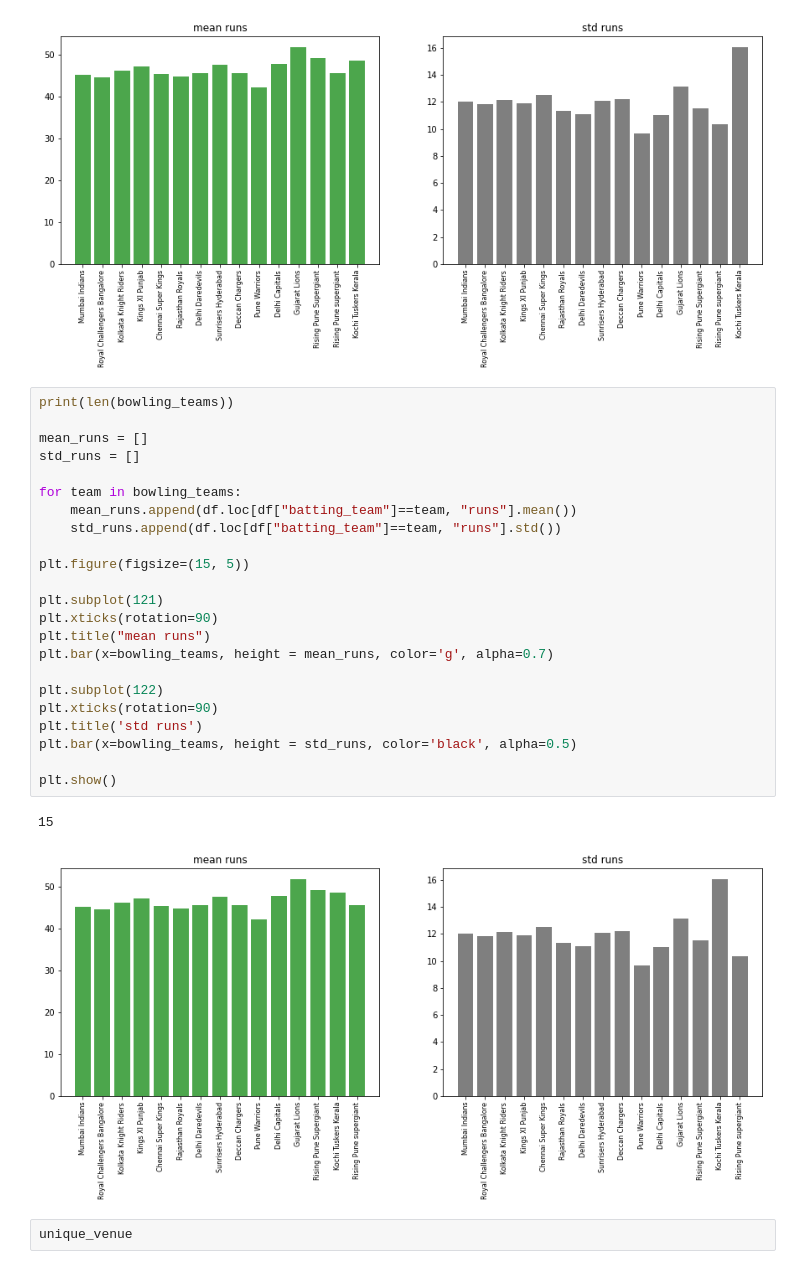
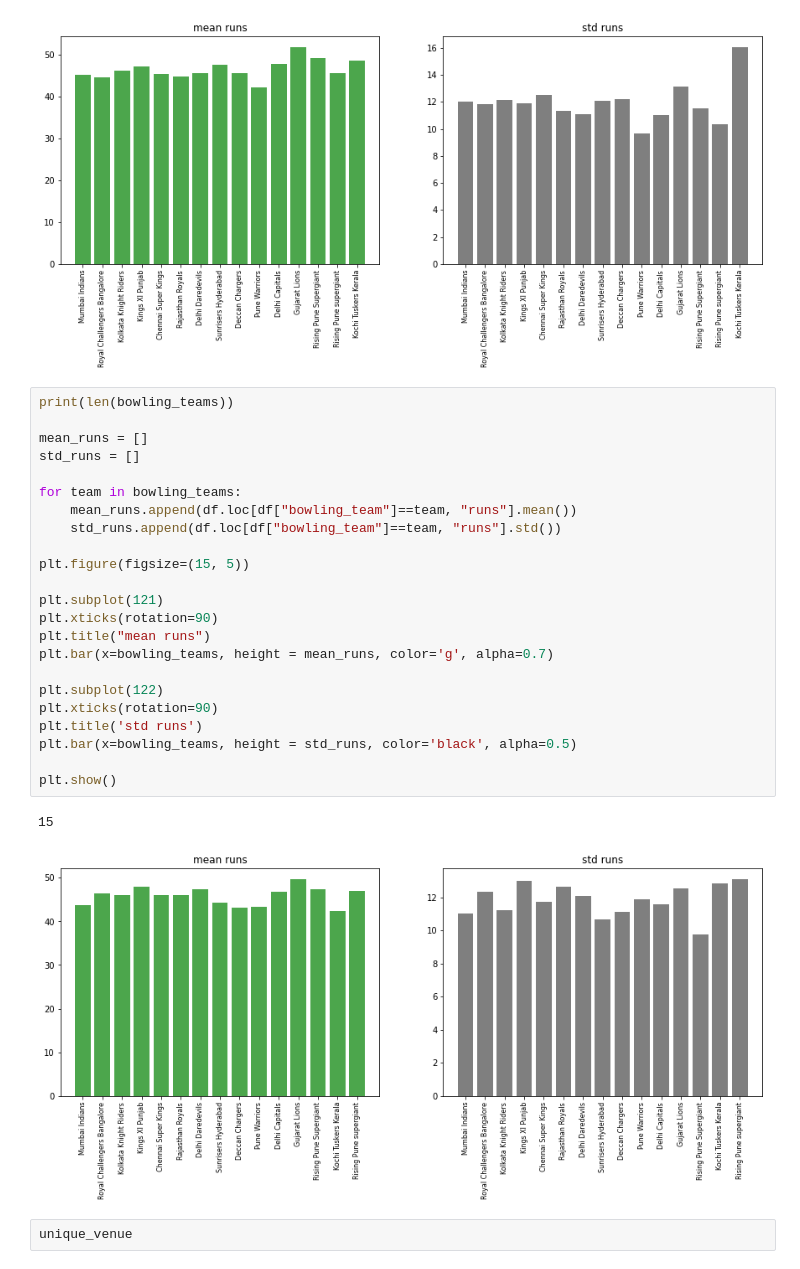
Before and after one commit to rohan-deswal/ipl_score_predictor, a Jupyter notebook: Untitled.ipynb, the cells around one changed output. Cells and saved outputs as stored; diff of their text form.

```diff
--- a/Untitled.ipynb
+++ b/Untitled.ipynb
@@ -177,29 +177,29 @@ plt.show()
 # %%
 print(len(bowling_teams))
 
 mean_runs = []
 std_runs = []
 
 for team in bowling_teams:
-    mean_runs.append(df.loc[df["batting_team"]==team, "runs"].mean())
-    std_runs.append(df.loc[df["batting_team"]==team, "runs"].std())
+    mean_runs.append(df.loc[df["bowling_team"]==team, "runs"].mean())
+    std_runs.append(df.loc[df["bowling_team"]==team, "runs"].std())
 
 plt.figure(figsize=(15, 5))
 
 plt.subplot(121)
 plt.xticks(rotation=90)
 plt.title("mean runs")
 plt.bar(x=bowling_teams, height = mean_runs, color='g', alpha=0.7)
 
 plt.subplot(122)
 plt.xticks(rotation=90)
 plt.title('std runs')
 plt.bar(x=bowling_teams, height = std_runs, color='black', alpha=0.5)
 
 plt.show()
 # %% [output]
 15
-[figure, old version]
+[figure, new version]
 # %%
 unique_venue
 # %% [output]
```
Also changed, not shown: 15 other files.
